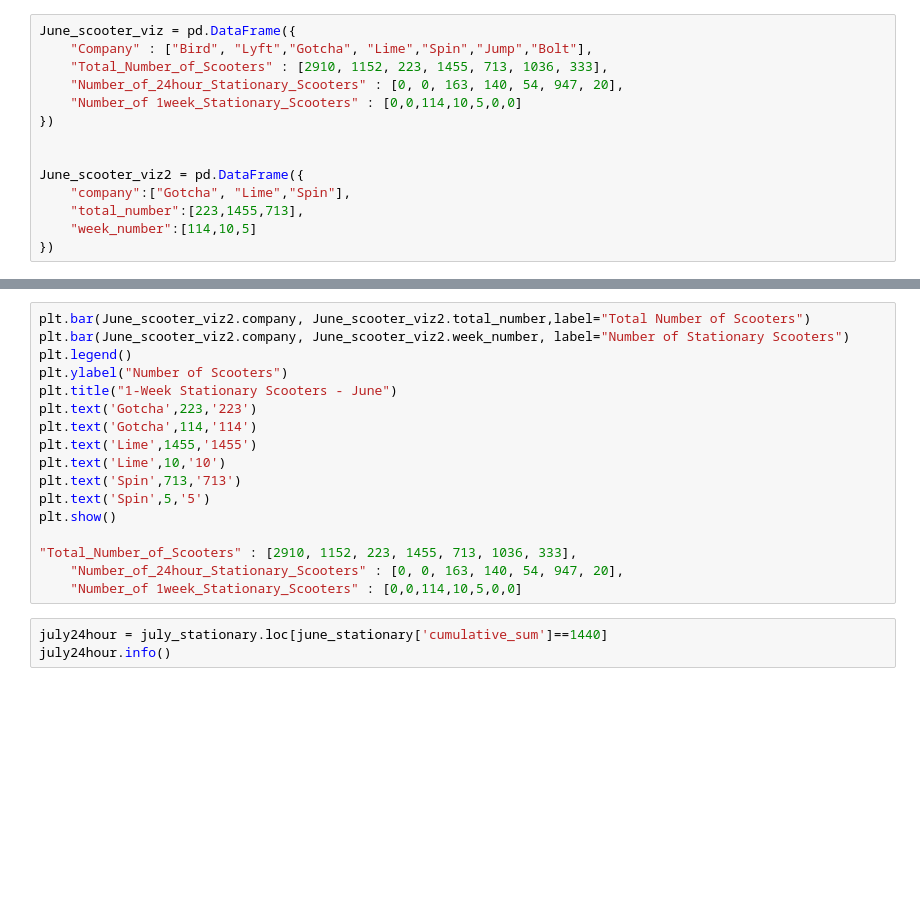
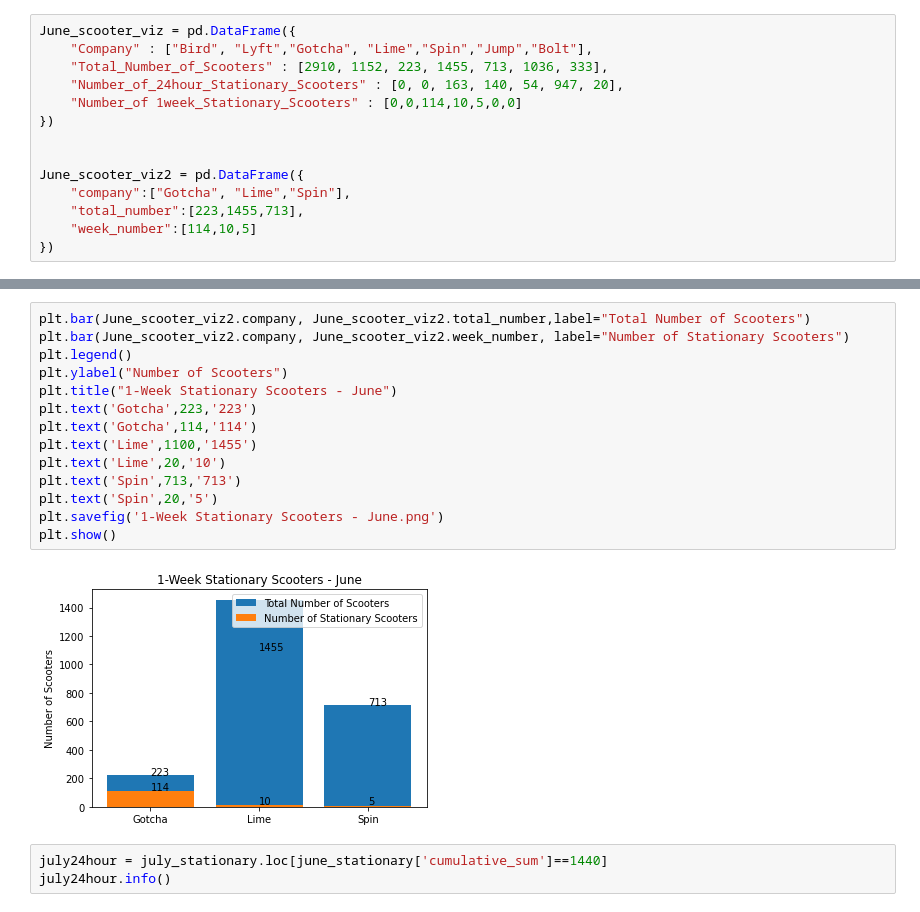
Before and after one commit to Rhunsilval/nashville_scooters_python, a Jupyter notebook: notebooks/5_stationary_scooter_analysis_visuals.ipynb, the cells around one changed output, grey strips where cells are left out. Cells and saved outputs as stored; diff of their text form; blank space fills up the shorter version.

```diff
--- a/notebooks/5_stationary_scooter_analysis_visuals.ipynb
+++ b/notebooks/5_stationary_scooter_analysis_visuals.ipynb
@@ -1074,20 +1081,19 @@ plt.show()
 # %%
 plt.bar(June_scooter_viz2.company, June_scooter_viz2.total_number,label="Total Number of Scooters")
 plt.bar(June_scooter_viz2.company, June_scooter_viz2.week_number, label="Number of Stationary Scooters")
 plt.legend()
 plt.ylabel("Number of Scooters")
 plt.title("1-Week Stationary Scooters - June")
 plt.text('Gotcha',223,'223')
 plt.text('Gotcha',114,'114')
-plt.text('Lime',1455,'1455')
-plt.text('Lime',10,'10')
+plt.text('Lime',1100,'1455')
+plt.text('Lime',20,'10')
 plt.text('Spin',713,'713')
-plt.text('Spin',5,'5')
+plt.text('Spin',20,'5')
+plt.savefig('1-Week Stationary Scooters - June.png')
 plt.show()
-
-"Total_Number_of_Scooters" : [2910, 1152, 223, 1455, 713, 1036, 333],
-    "Number_of_24hour_Stationary_Scooters" : [0, 0, 163, 140, 54, 947, 20],
-    "Number_of 1week_Stationary_Scooters" : [0,0,114,10,5,0,0]
+# %% [output]
+[figure, added]
 # %%
 july24hour = july_stationary.loc[june_stationary['cumulative_sum']==1440]
 july24hour.info()
```
Also changed, not shown: parts of 6 cells of this notebook, 12 other files.
